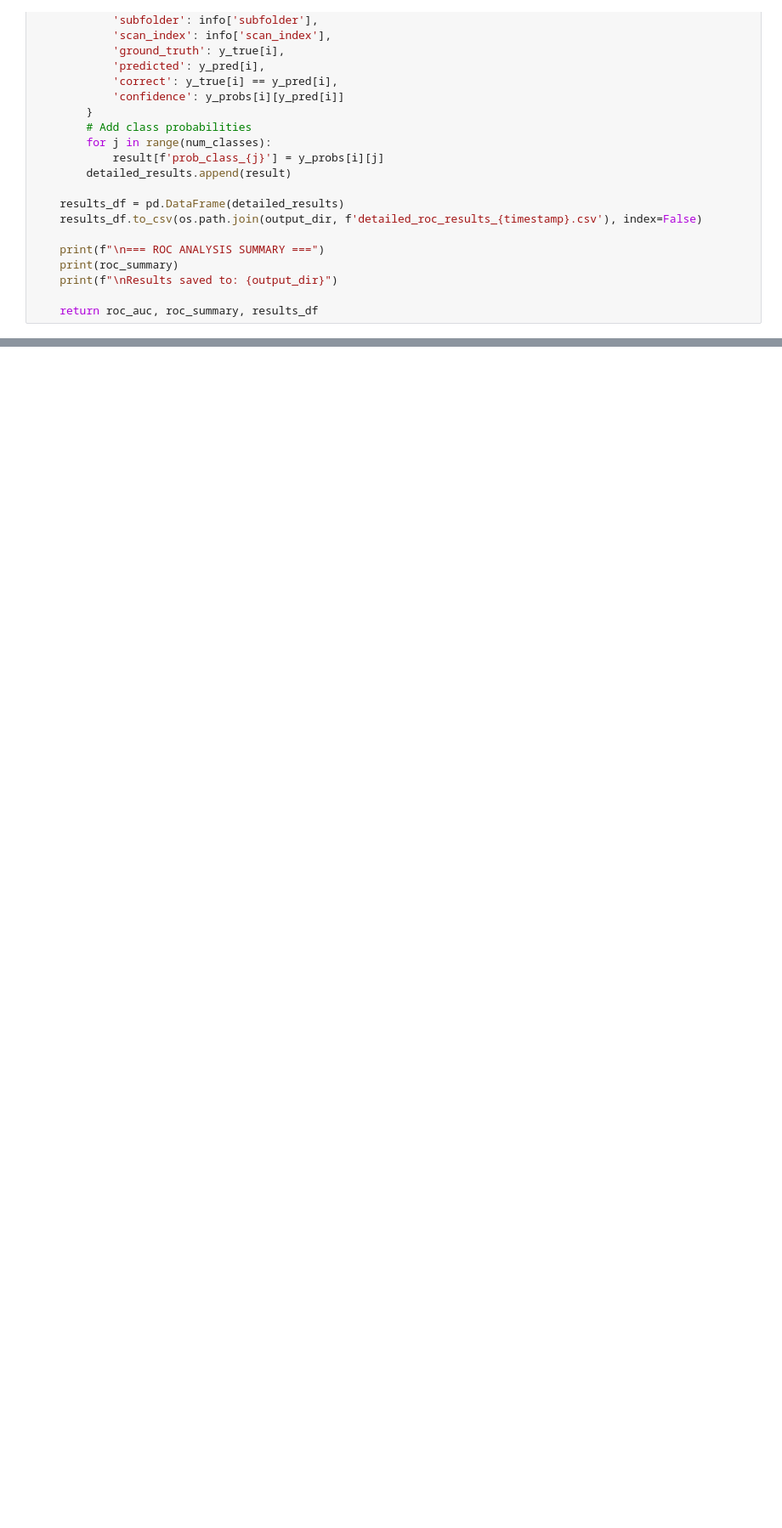
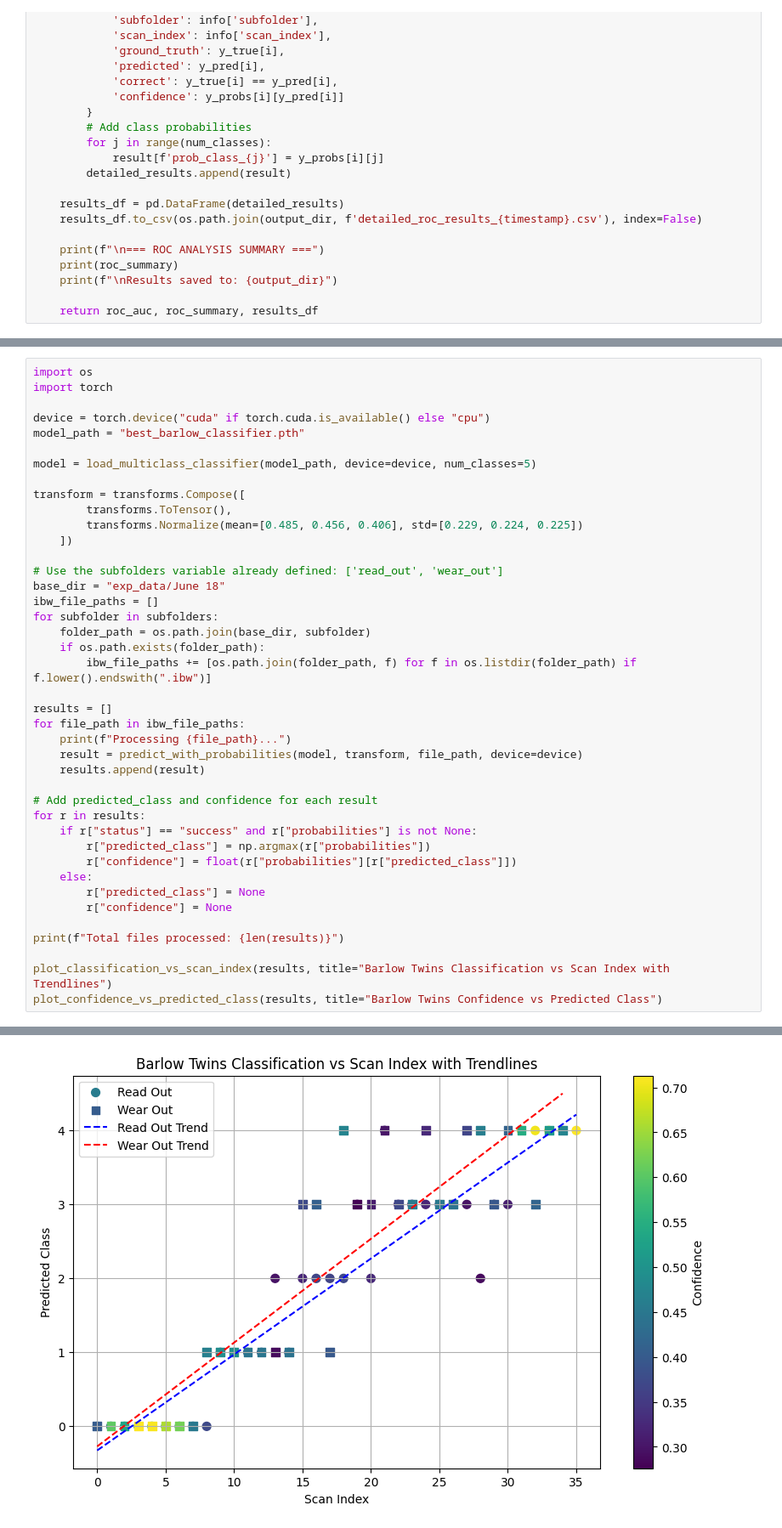
Before and after one commit to colinedsall/ofdspm, a Jupyter notebook: barlow_twins.ipynb, the cells around one changed output, grey strips where cells are left out. Shown at 85% size. Saved outputs shown, nothing was run; the diff lists cells and outputs as text; blank space fills up the shorter version.

Commit message:
Added index versus classification for barlow twins classifier comparison to hybrid model.

```diff
--- a/barlow_twins.ipynb
+++ b/barlow_twins.ipynb
@@ -2310,0 +2454,42 @@ ROC analysis completed!
+# %%
+import os
+import torch
+
+device = torch.device("cuda" if torch.cuda.is_available() else "cpu")
+model_path = "best_barlow_classifier.pth"
+
+model = load_multiclass_classifier(model_path, device=device, num_classes=5)
+
+transform = transforms.Compose([
+        transforms.ToTensor(),
+        transforms.Normalize(mean=[0.485, 0.456, 0.406], std=[0.229, 0.224, 0.225])
+    ])
+
+# Use the subfolders variable already defined: ['read_out', 'wear_out']
+base_dir = "exp_data/June 18"
+ibw_file_paths = []
+for subfolder in subfolders:
+    folder_path = os.path.join(base_dir, subfolder)
+    if os.path.exists(folder_path):
+        ibw_file_paths += [os.path.join(folder_path, f) for f in os.listdir(folder_path) if f.lower().endswith(".ibw")]
+
+results = []
+for file_path in ibw_file_paths:
+    print(f"Processing {file_path}...")
+    result = predict_with_probabilities(model, transform, file_path, device=device)
+    results.append(result)
+
+# Add predicted_class and confidence for each result
+for r in results:
+    if r["status"] == "success" and r["probabilities"] is not None:
+        r["predicted_class"] = np.argmax(r["probabilities"])
+        r["confidence"] = float(r["probabilities"][r["predicted_class"]])
+    else:
+        r["predicted_class"] = None
+        r["confidence"] = None
+
+print(f"Total files processed: {len(results)}")
+
+plot_classification_vs_scan_index(results, title="Barlow Twins Classification vs Scan Index with Trendlines")
+plot_confidence_vs_predicted_class(results, title="Barlow Twins Confidence vs Predicted Class")
+# %% [output]
@@ -2310,0 +2513 @@ ROC analysis completed!
+[figure, added]
```
Also changed, not shown: parts of 6 cells of this notebook, 1 other file.
